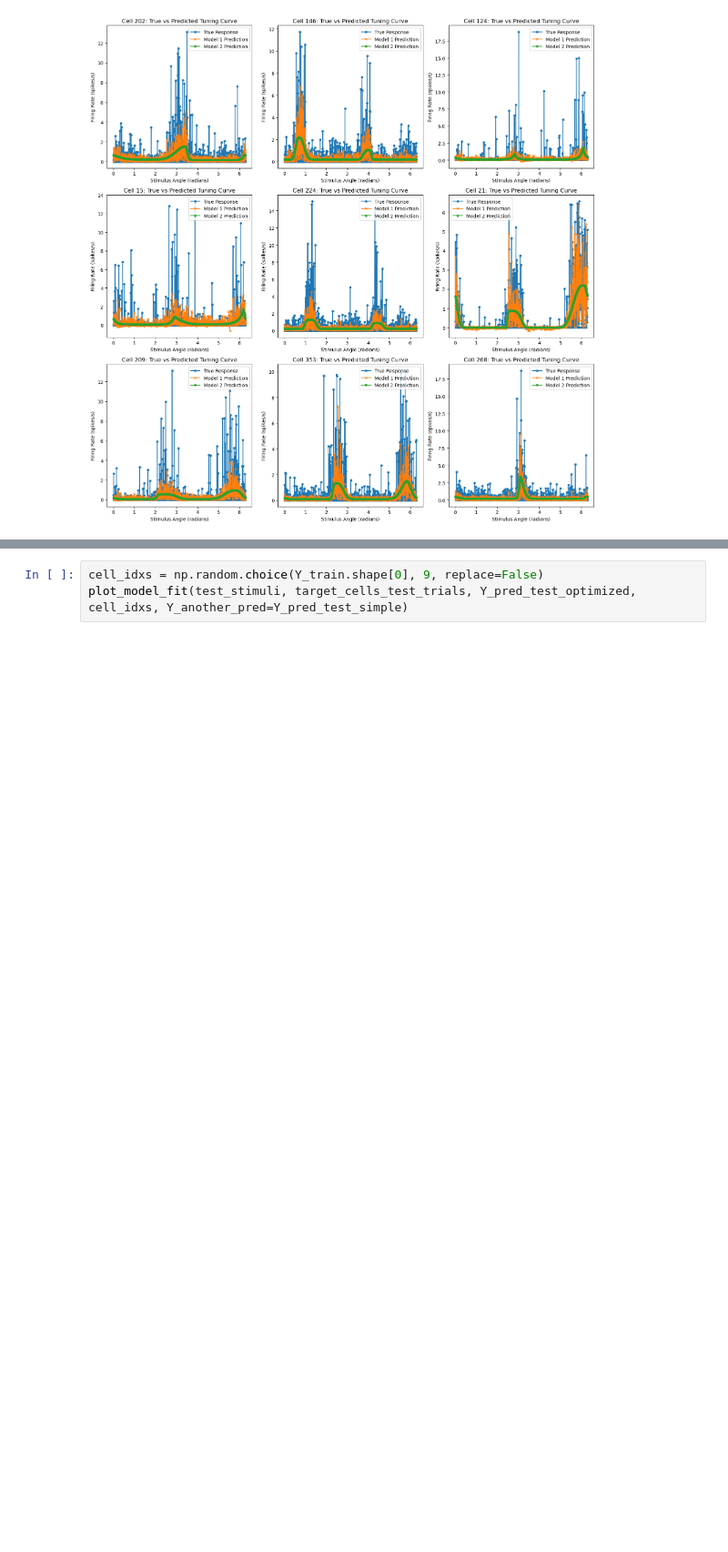
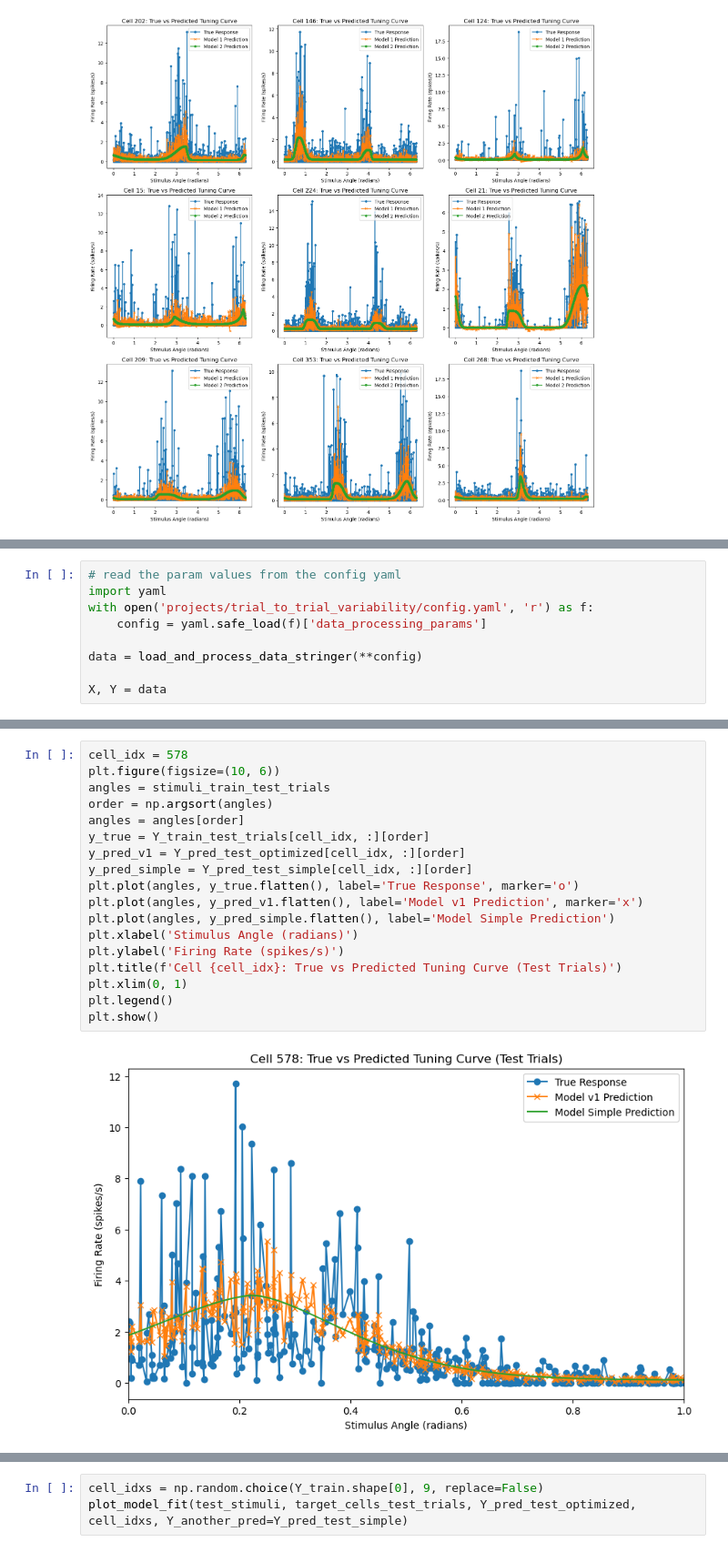
Before and after one commit to reillytilbury/EDGAR, a Jupyter notebook: trial_to_trial_variability_scratchpad.ipynb, the cells around one changed output, grey strips where cells are left out. Shown at 91% size. Drawn from its saved outputs; the diff is of its cells as text; blank space fills up the shorter version.

```diff
--- a/trial_to_trial_variability_scratchpad.ipynb
+++ b/trial_to_trial_variability_scratchpad.ipynb
@@ -1121,0 +1131,9 @@ plot_model_fit(stimuli_train_test_trials, Y_train_test_trials, Y_pred_test_optim
+# %%
+# read the param values from the config yaml
+import yaml
+with open('projects/trial_to_trial_variability/config.yaml', 'r') as f:
+    config = yaml.safe_load(f)['data_processing_params']
+
+data = load_and_process_data_stringer(**config)
+
+X, Y = data
@@ -1121,0 +1246,20 @@ plot_model_fit(stimuli_train_test_trials, Y_train_test_trials, Y_pred_test_optim
+# %%
+cell_idx = 578
+plt.figure(figsize=(10, 6))
+angles = stimuli_train_test_trials
+order = np.argsort(angles)
+angles = angles[order]
+y_true = Y_train_test_trials[cell_idx, :][order]
+y_pred_v1 = Y_pred_test_optimized[cell_idx, :][order]
+y_pred_simple = Y_pred_test_simple[cell_idx, :][order]
+plt.plot(angles, y_true.flatten(), label='True Response', marker='o')
+plt.plot(angles, y_pred_v1.flatten(), label='Model v1 Prediction', marker='x')
+plt.plot(angles, y_pred_simple.flatten(), label='Model Simple Prediction')
+plt.xlabel('Stimulus Angle (radians)')
+plt.ylabel('Firing Rate (spikes/s)')
+plt.title(f'Cell {cell_idx}: True vs Predicted Tuning Curve (Test Trials)')
+plt.xlim(0, 1)
+plt.legend()
+plt.show()
+# %% [output]
+[figure, added]
```
Also changed, not shown: parts of 13 cells of this notebook, 1 other file.
